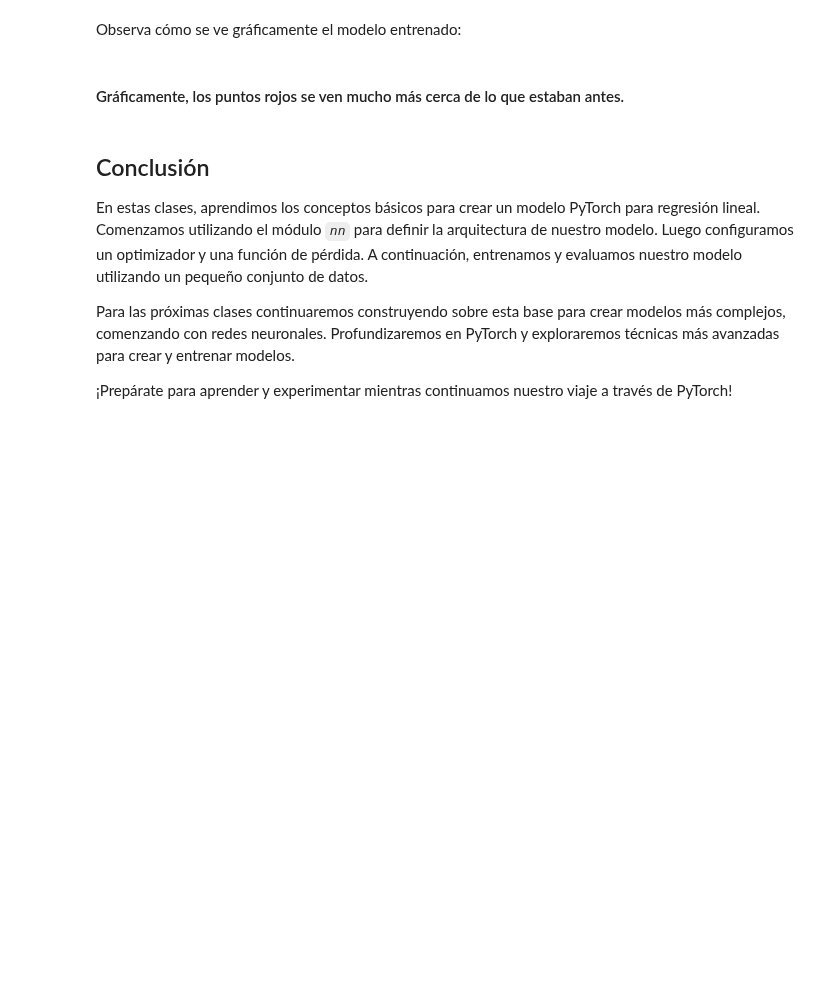
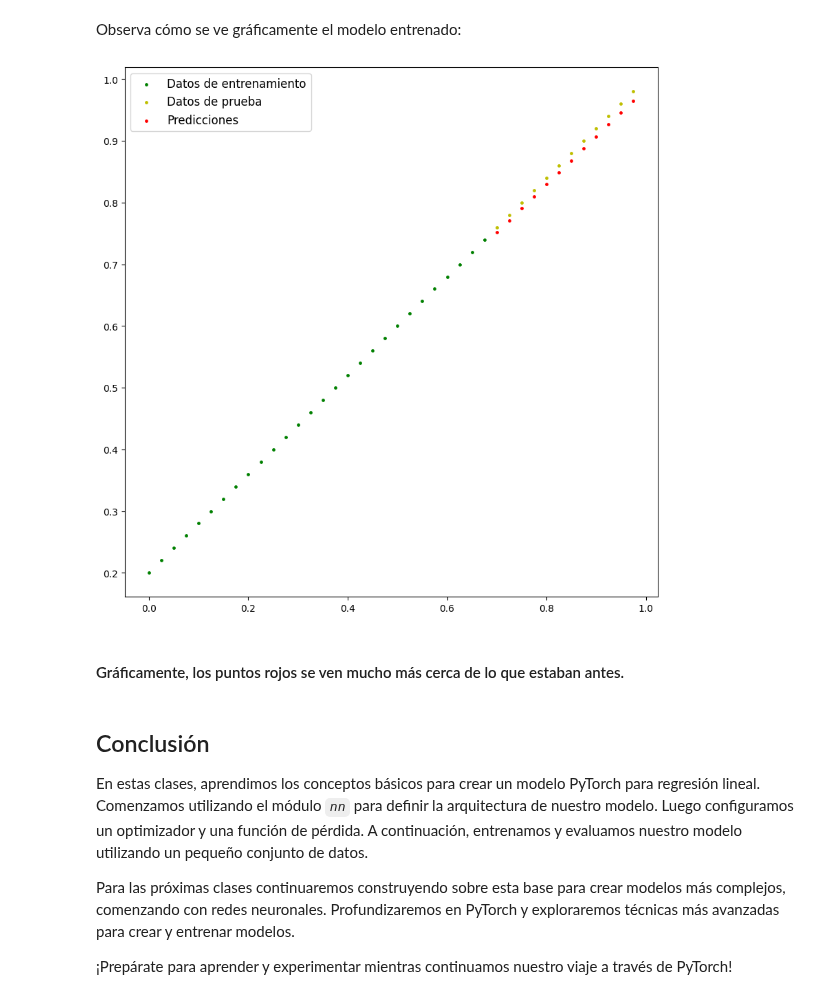
Before and after one commit to feltoxXx/Deep-Learning-Computer-Vision, a Jupyter notebook: Curso de Redes Neuronales con PyTorch/2_Bloques_de_creacion_de_modelos_en_PyTorch.ipynb, the cells around one changed output. Cells and saved outputs as stored; diff of their text form; code cells hidden in the pictures; blank space fills up the shorter version.

Commit message:
Predicción con un modelo de PyTorch entrenado

```diff
--- a/Curso de Redes Neuronales con PyTorch/2_Bloques_de_creacion_de_modelos_en_PyTorch.ipynb
+++ b/Curso de Redes Neuronales con PyTorch/2_Bloques_de_creacion_de_modelos_en_PyTorch.ipynb
@@ -366,11 +366,12 @@ Hay tres aspectos que debemos recordar para hacer predicciones correctamente:
 3. Todas las predicciones deben realizarse con objetos en el mismo dispositivo (datos y modelo solo en GPU o datos y modelo solo en CPU).
 # %%
 # 1. Configure el modelo en modo de evaluación
-
+model_1.eval()
 
 # 2. Configure el administrador de contexto del modo de inferencia
+with torch.inference_mode():
 
-
-# 3. Asegúrese de que los cálculos se realicen con el modelo y los datos en el mismo dispositivo en nuestro caso, nuestros datos y modelo están en la CPU de forma predeterminada
-  # model_1.to(device)
-  # X_prueb = X_prueb.to(device)
+    # 3. Asegúrese de que los cálculos se realicen con el modelo y los datos en el mismo dispositivo en nuestro caso, nuestros datos y modelo están en la CPU de forma predeterminada
+    # model_1.to(device)
+    # X_prueb = X_prueb.to(device)
+    y_predc = model_1(X_prueba)
@@ -377,7 +393,9 @@ Hay tres aspectos que debemos recordar para hacer predicciones correctamente:
 # %% [markdown]
 Observa cómo se ve gráficamente el modelo entrenado:
 # %%
-plot_predictions()
+plot_predictions(predictions=y_predc)
+# %% [output]
+[figure, added]
 # %% [markdown]
 #### Gráficamente, los puntos rojos se ven mucho más cerca de lo que estaban antes.
 # %% [markdown]
```
Also changed, not shown: parts of 1 cell of this notebook.
